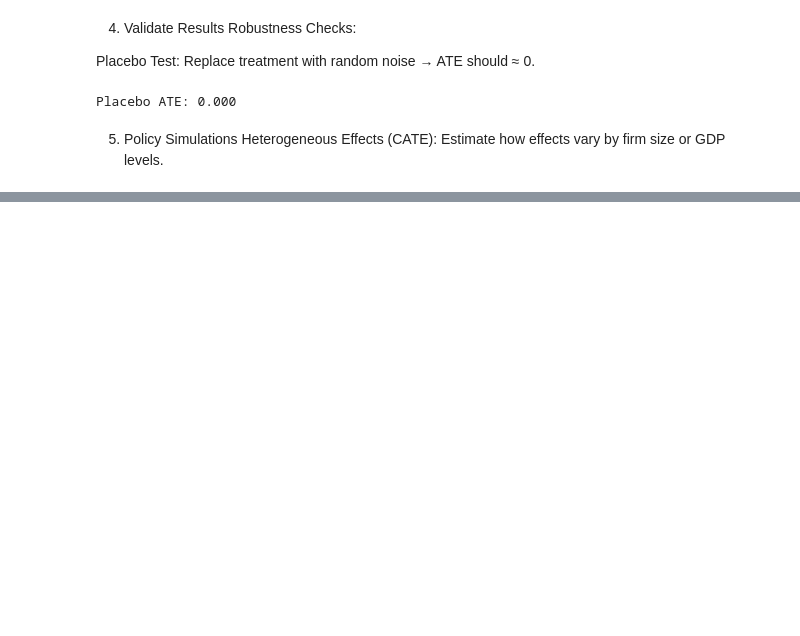
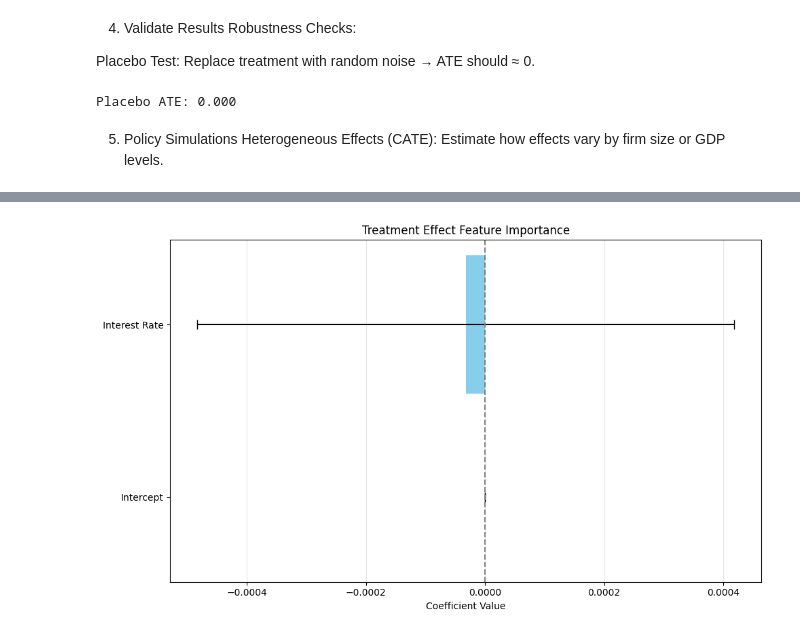
Before and after one commit to Rishad-007/EconomicModels, a Jupyter notebook: notebooks/DoubleML.ipynb, the cells around one changed output, grey strips where cells are left out. Saved outputs shown, nothing was run; the diff lists cells and outputs as text; code cells hidden in the pictures; blank space fills up the shorter version.

```diff
--- a/notebooks/DoubleML.ipynb
+++ b/notebooks/DoubleML.ipynb
@@ -341,0 +431,20 @@ plt.show()
+# %%
+# 4. Feature importance in treatment effects
+plt.figure(figsize=(10, 6))
+
+coef = model.coef_
+feature_names = ['Intercept', 'Interest Rate']
+
+plt.barh([0, 1], [0, coef[0]],
+        xerr=[0, model.coef__interval()[1][0] - coef[0]],
+        capsize=5, color='skyblue')
+plt.yticks([0, 1], feature_names)
+plt.xlabel('Coefficient Value')
+plt.title('Treatment Effect Feature Importance')
+plt.axvline(x=0, color='gray', linestyle='--')
+plt.grid(True, axis='x', alpha=0.3)
+plt.tight_layout()
+plt.savefig('feature_importance.png', dpi=300)
+plt.show()
+# %% [output]
+[figure, added]
```
Also changed, not shown: parts of 8 cells of this notebook, 5 other files.
